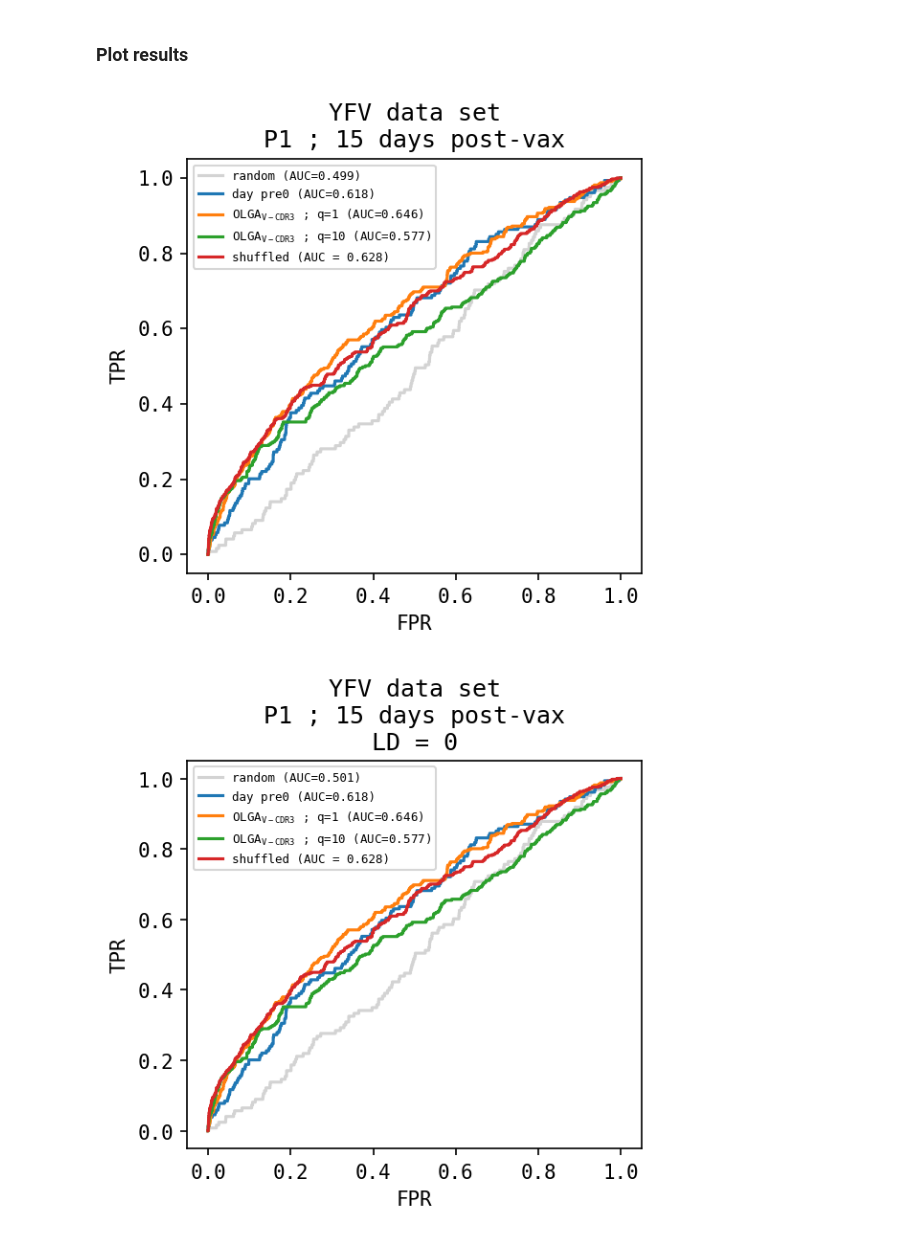
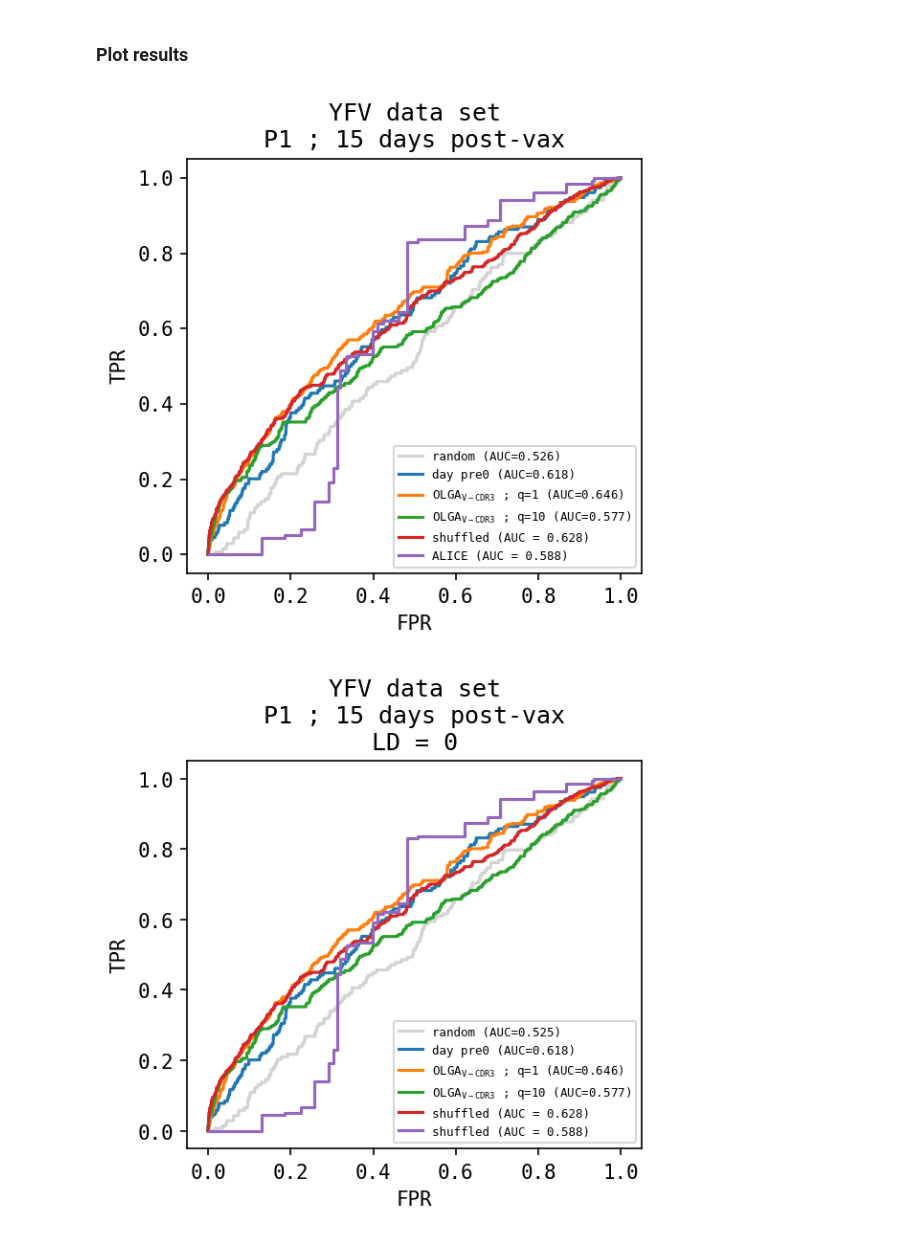
Before and after one commit to svalkiers/immune_response_detection, a Jupyter notebook: notebooks/YFV_background_ROC_analysis.ipynb, the cells around one changed output. Drawn from its saved outputs; the diff is of its cells as text; code cells hidden in the pictures.

```diff
--- a/notebooks/YFV_background_ROC_analysis.ipynb
+++ b/notebooks/YFV_background_ROC_analysis.ipynb
@@ -33,0 +37,9 @@ df.to_csv("/home/sebastiaan/Desktop/P1_15_F1_vcdr3.txt", sep='\t' ,index=False)
+# %%
+colnames = ["donor","read_count","frequency","junction","junction_aa","v_gene","j_gene","d","total_n","space","space_n","q","pval"]
+to_keep = ["donor","read_count","frequency","junction","junction_aa","v_gene","j_gene","q","pval"]
+alice = pd.read_csv("./data/yfv/Pogorelyy_hits.tsv.gz", sep="\t", compression="gzip")
+alice.columns = colnames
+alice = alice[to_keep]
+
+p1_15_alice = alice[alice.donor=="P1_15_F1"].sort_values(by="pval")
+p1_15_alice
@@ -74,7 +100,8 @@ def get_metrics(df, target_col="responding"):
     return fpr, tpr
 
 def annotate_results(df, responding):
-    df["v_gene"] = df.v_call.apply(lambda x: x.split("*")[0])
+    if "v_gene" not in df.columns:
+        df["v_gene"] = df.v_call.apply(lambda x: x.split("*")[0])
     df = df.merge(responding, on=["junction_aa","v_gene"], how="left")
     df["responding"] = df["responding"].fillna("grey")
     df["responding"] = df.responding.map({"red":True,"grey":False})
@@ -184,0 +214,3 @@ shuff_annot.head()
+# %%
+alice_annot = annotate_results(df=p1_15_alice, responding=responding)
+alice_annot
@@ -195,33 +279,37 @@ shuff = get_distance_from_responding(shuff)
 # %%
 fig, ax = plt.subplots(dpi=150, figsize=(4,4))
 
 fpr, tpr = get_metrics(baseline_annot)
 auroc = np.round(auc(fpr,tpr),3)
 ax.plot(fpr, tpr, c="lightgrey", label=f"random (AUC={auroc})")
 
 fpr, tpr = get_metrics(p_annot)
 auroc = np.round(auc(fpr,tpr),3)
 ax.plot(fpr, tpr, label=f"day pre0 (AUC={auroc})")
 
 fpr, tpr = get_metrics(vhits_1_annot)
 auroc = np.round(auc(fpr,tpr),3)
 ax.plot(fpr, tpr, label=r"$\mathregular{OLGA_{V-CDR3}}$ ; q=1 (AUC=%s)" % (auroc))
 
 fpr, tpr = get_metrics(vhits_10_annot)
 auroc = np.round(auc(fpr,tpr),3)
 ax.plot(fpr, tpr, label=r"$\mathregular{OLGA_{V-CDR3}}$ ; q=10 (AUC=%s)" % (auroc))
 
 fpr, tpr = get_metrics(shuff_annot)
 auroc = np.round(auc(fpr,tpr),3)
 ax.plot(fpr, tpr, label=f"shuffled (AUC = {auroc})")
 
+fpr, tpr = get_metrics(alice_annot)
+auroc = np.round(auc(fpr,tpr),3)
+ax.plot(fpr, tpr, label=f"ALICE (AUC = {auroc})")
+
 ax.set_xlabel("FPR")
 ax.set_ylabel("TPR")
 ax.set_title("YFV data set\nP1 ; 15 days post-vax")
 ax.legend(fontsize=6)
 fig.tight_layout()
 # %% [output]
-[figure, old version]
+[figure, new version]
 # %%
 cutoff = 0
 
@@ -252,6 +340,11 @@ fpr, tpr = get_metrics(shuff, target_col="hit")
 auroc = np.round(auc(fpr,tpr),3)
 ax.plot(fpr, tpr, label=f"shuffled (AUC = {auroc})")
 
+p1_15_alice["hit"] = p1_15_alice.ld.apply(lambda x: identify_neighbors(x, d=cutoff))
+fpr, tpr = get_metrics(p1_15_alice, target_col="hit")
+auroc = np.round(auc(fpr,tpr),3)
+ax.plot(fpr, tpr, label=f"shuffled (AUC = {auroc})")
+
 ax.set_xlabel("FPR")
 ax.set_ylabel("TPR")
 ax.set_title(f"YFV data set\nP1 ; 15 days post-vax\nLD = {cutoff}")
@@ -259,7 +352,7 @@ ax.legend(fontsize=6)
 fig.tight_layout()
 fig.savefig("./fig/roc_auc_P1_15_LD_0.png", format="png", dpi=500)
 # %% [output]
-[figure, old version]
+[figure, new version]
 # %%
 cutoff = 1
 
```
Also changed, not shown: parts of 44 cells of this notebook, 5 other files.
